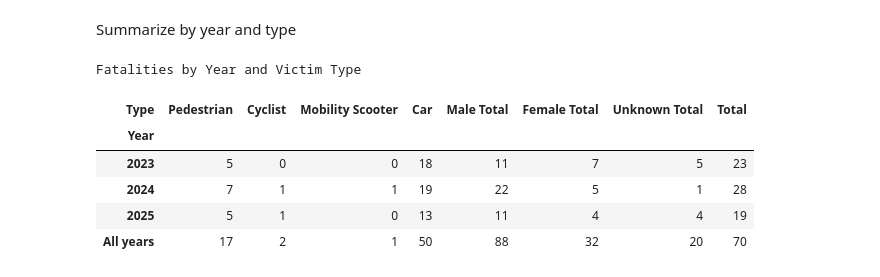
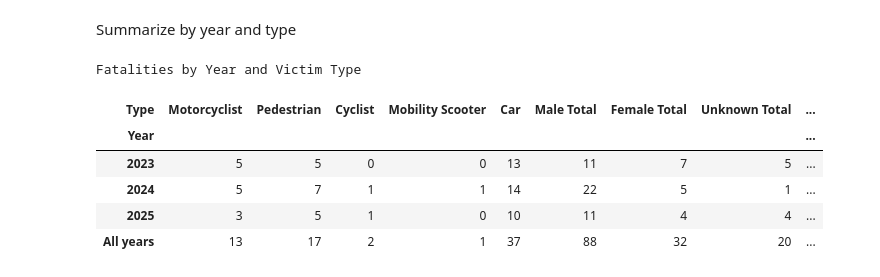
Before and after one commit to alex-jk/YRP-vehicle-accidents, a Jupyter notebook: yrp_vehicle_accidents_analysis.ipynb, the cells around one changed output. Drawn from its saved outputs; the diff is of its cells as text; code cells hidden in the pictures.

Commit message:
Added counts by type, age, gender

```diff
--- a/yrp_vehicle_accidents_analysis.ipynb
+++ b/yrp_vehicle_accidents_analysis.ipynb
@@ -40,18 +40,20 @@ person_n = age_n.combine(gender_n, max).where(lambda s: s>0, 1)
 
 # Robust Y/N → boolean
 is_yes = lambda x: isinstance(x, str) and x.strip().upper().startswith('Y')
+mot = df['Motorcycle'].map(is_yes)
 ped = df['Pedestrian'].map(is_yes)
 cyc = df['Cyclist'].map(is_yes)
 mob = df['Mobility Scooter'].map(is_yes)
 
 # Category per row (priority: Pedestrian > Cyclist > Mobility scooter > Other)
-def victim_type(ped, cyc, mob):
+def victim_type(mot, ped, cyc, mob):
+    if mot: return 'Motorcyclist'
     if ped: return 'Pedestrian'
     if cyc: return 'Cyclist'
     if mob: return 'Mobility Scooter'
     return 'Car'
 
-df['Type'] = [victim_type(p, c, m) for p, c, m in zip(ped, cyc, mob)]
+df['Type'] = [victim_type(m, p, c, b) for m, p, c, b in zip(mot, ped, cyc, mob)]
 df['Deaths'] = person_n
 
 print(f"\nDF shape: {df.shape}")
@@ -85,14 +87,6 @@ counts = (
 # totals (people) per year
 year_totals = df.groupby('Year')['Deaths'].sum()
 
-import re
-import pandas as pd
-
-# Add actual counts by gender (Male, Female, Unknown) per year
-
-import re
-import pandas as pd
-
 def gender_counts(cell, deaths):
     # NA/blank → all Unknown
     if not isinstance(cell, str) or not cell.strip():
@@ -105,41 +99,52 @@ def gender_counts(cell, deaths):
     return pd.Series({'Male Total': m, 'Female Total': f, 'Unknown Total': u})
 
 # row → year totals
+totals_cols = ['Male Total','Female Total','Unknown Total']
 by_year_gender = (
     pd.concat([df['Year'],
                df.apply(lambda r: gender_counts(r['Gender'], int(r['Deaths'])), axis=1)], axis=1)
-      .groupby('Year')[['Male Total','Female Total','Unknown Total']].sum()
+      .groupby('Year')[totals_cols].sum()
 )
 
 # Make the table tidy, ordered, with totals
 nice = counts.copy()
 
 # attach to counts table
 for col in ['Male Total','Female Total','Unknown Total']:
     nice[col] = by_year_gender.reindex(nice.index.drop('All years', errors='ignore')).get(col)
 
 # "All years" totals
-nice.loc['All years', ['Male Total','Female Total','Unknown Total']] = by_year_gender.sum().values
+nice.loc['All years', totals_cols] = by_year_gender.sum().values
 
 # ensure all expected columns exist
-for col in ['Pedestrian', 'Cyclist', 'Mobility Scooter', 'Car', 'Male Total', 'Female Total', 'Unknown Total']:
+select_cols = ['Motorcyclist', 'Pedestrian', 'Cyclist', 'Mobility Scooter', 'Car']
+all_cols = select_cols + totals_cols
+for col in all_cols:
     if col not in nice.columns:
         nice[col] = 0
 
 # order columns and add totals
-nice = nice[['Pedestrian', 'Cyclist', 'Mobility Scooter', 'Car', 'Male Total', 'Female Total', 'Unknown Total']]
-nice['Total'] = nice[['Pedestrian', 'Cyclist', 'Mobility Scooter', 'Car']].sum(axis=1)
+nice = nice[all_cols]
+nice['Total'] = nice[select_cols].sum(axis=1)
 nice.loc['All years'] = nice.sum()
 
 # ints + a simple style (optional in notebooks)
 nice = nice.astype(int)
+
+# pct columns per row
+den = (nice[totals_cols].sum(axis=1)).replace(0, pd.NA)
+nice['Male %']    = (nice['Male Total']    / den * 100).round(1)
+nice['Female %']  = (nice['Female Total']  / den * 100).round(1)
+nice['Unknown %'] = (100 - nice['Male %'] - nice['Female %']).round(1)
+
 nice.style.set_caption("Fatalities by Year and Victim Type") \
+          .set_table_styles([{'selector': 'caption', 'props': [('font-weight', 'bold')]}]) \
           .format('{:,}')
 # %% [output]
 Fatalities by Year and Victim Type
-| Type | Pedestrian | Cyclist | Mobility Scooter | Car | Male Total | Female Total | Unknown Total | Total |
-| Year |  |  |  |  |  |  |  |  |
-| 2023 | 5 | 0 | 0 | 18 | 11 | 7 | 5 | 23 |
-| 2024 | 7 | 1 | 1 | 19 | 22 | 5 | 1 | 28 |
-| 2025 | 5 | 1 | 0 | 13 | 11 | 4 | 4 | 19 |
-| All years | 17 | 2 | 1 | 50 | 88 | 32 | 20 | 70 |
+| Type | Motorcyclist | Pedestrian | Cyclist | Mobility Scooter | Car | Male Total | Female Total | Unknown Total | ... |
+| Year |  |  |  |  |  |  |  |  | ... |
+| 2023 | 5 | 5 | 0 | 0 | 13 | 11 | 7 | 5 | ... |
+| 2024 | 5 | 7 | 1 | 1 | 14 | 22 | 5 | 1 | ... |
+| 2025 | 3 | 5 | 1 | 0 | 10 | 11 | 4 | 4 | ... |
+| All years | 13 | 17 | 2 | 1 | 37 | 88 | 32 | 20 | ... |
```
Also changed, not shown: parts of 5 cells of this notebook.
